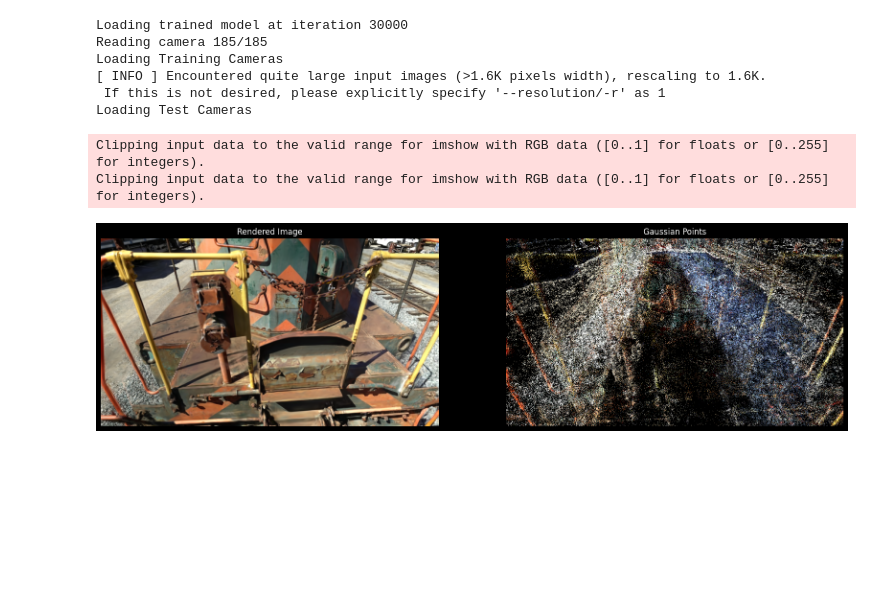
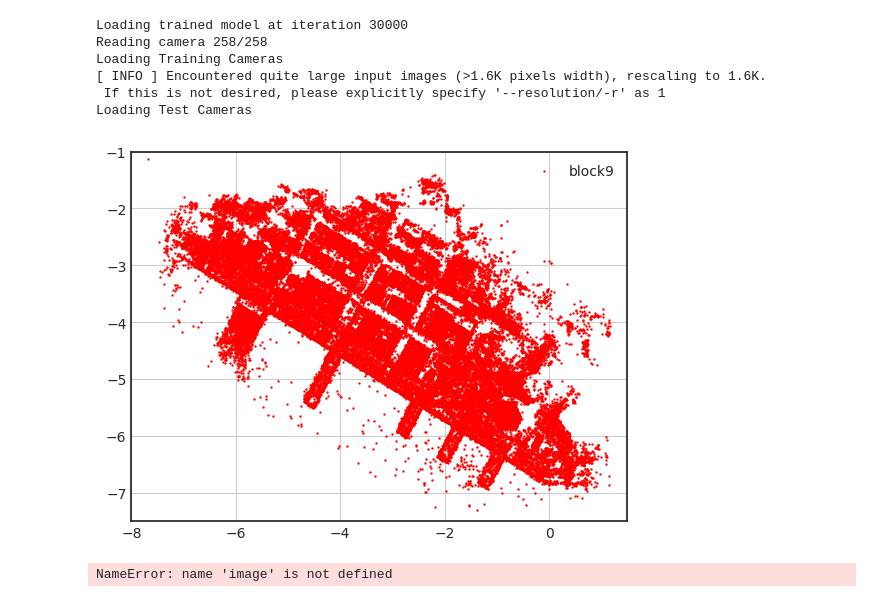
Before and after one commit to DekuLiuTesla/CityGaussian, a Jupyter notebook: notebooks/vis_gaussian.ipynb, the cells around one changed output. Drawn from its saved outputs; the diff is of its cells as text; code cells hidden in the pictures; blank space fills up the shorter version.

Commit message:
added GS range vis

```diff
--- a/notebooks/vis_gaussian.ipynb
+++ b/notebooks/vis_gaussian.ipynb
@@ -34,7 +34,7 @@ def parse_cfg(cfg):
 
     return lp, op, pp
 # %%
-config = '../config/org_mc_aerial_block3.yaml'
+config = '../config/org_mc_aerial_block2.yaml'
 iteration = 30_000
 
 with open(config) as f:
@@ -55,11 +55,24 @@ with torch.no_grad():
     background = torch.tensor(bg_color, dtype=torch.float32, device="cuda")
 # %% [output]
 Loading trained model at iteration 30000
-Reading camera 185/185
+Reading camera 258/258
 Loading Training Cameras
 [ INFO ] Encountered quite large input images (>1.6K pixels width), rescaling to 1.6K.
  If this is not desired, please explicitly specify '--resolution/-r' as 1
 Loading Test Cameras
+# %%
+plt.figure()
+plt.style.use('seaborn-white')
+
+plt.scatter(gaussians.get_xyz[::100, 0].detach().cpu(), gaussians.get_xyz[::100, 1].detach().cpu(), s=0.5, c='r', label='block9')
+# plt.axis('equal')
+plt.xlim(-8, 1.5)
+plt.ylim(-7.5, -1)
+plt.legend()
+plt.grid(True)
+plt.show()
+# %% [output]
+[figure, added]
 # %%
 idx = 11
 img_opt = 'points'  # 'depths', 'points'
@@ -109,6 +122,4 @@ elif img_opt == 'depths':
 plt.axis('off')
 plt.show()
 # %% [output]
-Clipping input data to the valid range for imshow with RGB data ([0..1] for floats or [0..255] for integers).
-Clipping input data to the valid range for imshow with RGB data ([0..1] for floats or [0..255] for integers).
+NameError: name 'image' is not defined
-[figure, removed]
```
